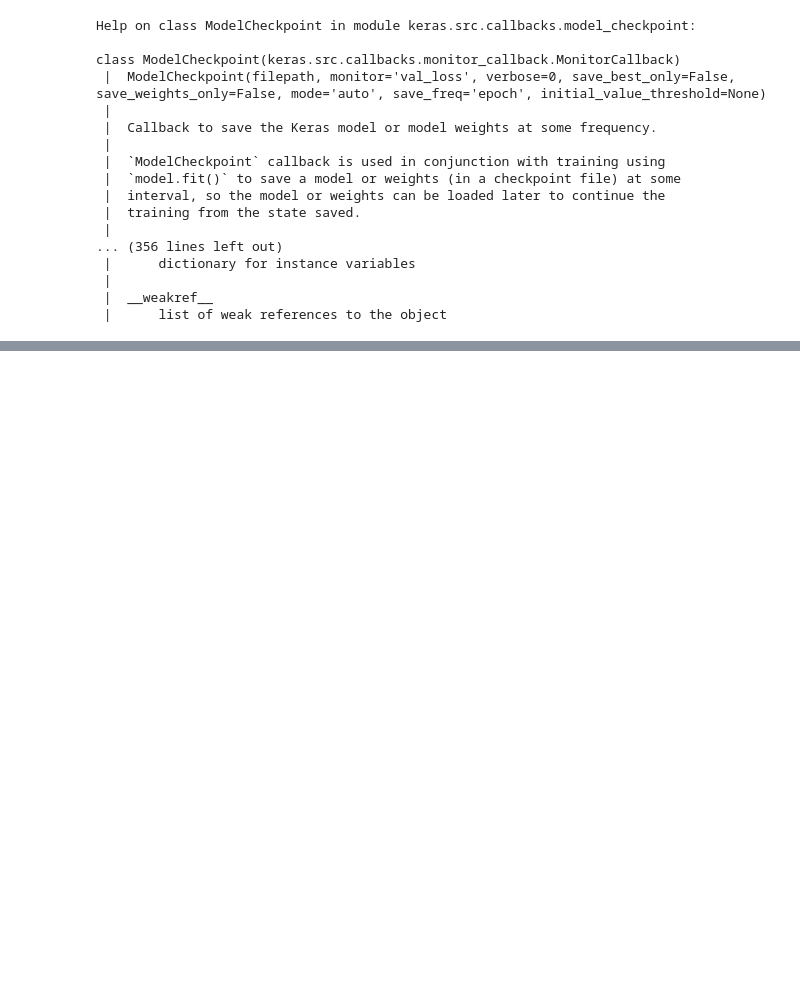
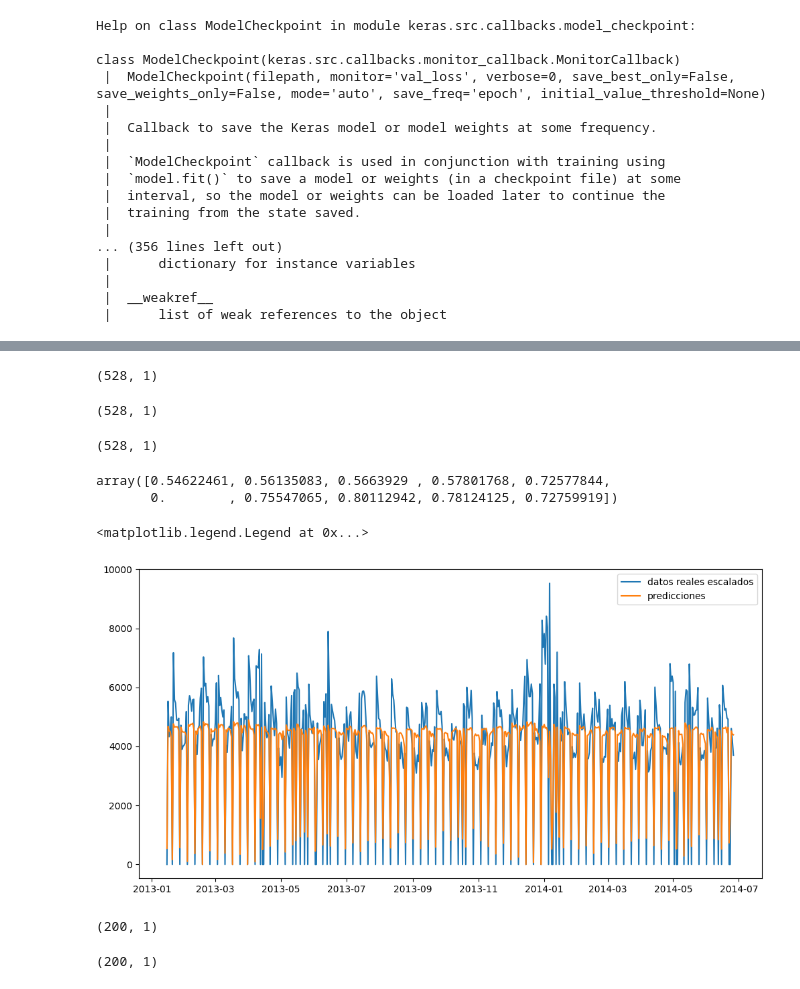
Before and after one commit to choppeb7/Series_temporales_redes_recurrentes_rossmann, a Jupyter notebook: store1_notebook.ipynb, the cells around one changed output, grey strips where cells are left out. Saved outputs shown, nothing was run; the diff lists cells and outputs as text; code cells hidden in the pictures; blank space fills up the shorter version.

Commit message:
Evaluando Modelo tienda1

```diff
--- a/store1_notebook.ipynb
+++ b/store1_notebook.ipynb
@@ -722,0 +726,8 @@ Epoch 1: val_loss did not improve from 0.03689
+# %%
+from keras.models import load_model
+from sklearn.metrics import r2_score as R2_score
+
+best_model=load_model(filepath_model)
+y_train_pred_scaled=best_model.predict(X_train, verbose=0).flatten()
+train_R2_score=R2_score(y_train, y_train_pred_scaled)
+print(f"R2_SCORE en Train: {train_R2_score:.2f}")
@@ -722,0 +759,39 @@ Epoch 1: val_loss did not improve from 0.03689
+# %%
+scaler_target= transf_["pre"].named_transformers_["num"].named_steps["scale"]
+# %%
+y_train.reshape(-1, 1).shape
+# %% [output]
+(528, 1)
+# %%
+y_train_pred=scaler_target.inverse_transform(y_train_pred_scaled.reshape(-1, 1))
+y_train_pred.shape
+# %% [output]
+(528, 1)
+# %%
+Sales_train=np.array(data_tienda1_train["Sales"]).reshape(-1, 1)[:-W]
+Sales_train.shape
+# %% [output]
+(528, 1)
+# %%
+y_train[:10]
+# %% [output]
+array([0.54622461, 0.56135083, 0.5663929 , 0.57801768, 0.72577844,
+       0.        , 0.75547065, 0.80112942, 0.78124125, 0.72759919])
+# %%
+plt.figure(figsize=(12,6))
+plt.plot(fechas_train, Sales_train, label="datos reales escalados")
+plt.plot(fechas_train, y_train_pred, label="predicciones")
+plt.legend(loc="upper right")
+# %% [output]
+<matplotlib.legend.Legend at 0x...>
+[figure, added]
+# %%
+Sales_val=np.array(data_tienda1_val["Sales"]).reshape(-1, 1)
+Sales_val.shape
+# %% [output]
+(200, 1)
+# %%
+y_val_pred=scaler_target.inverse_transform(y_val_pred_scaled.reshape(-1, 1))
+y_val_pred.shape
+# %% [output]
+(200, 1)
```
Also changed, not shown: parts of 10 cells of this notebook, 1 other file.
